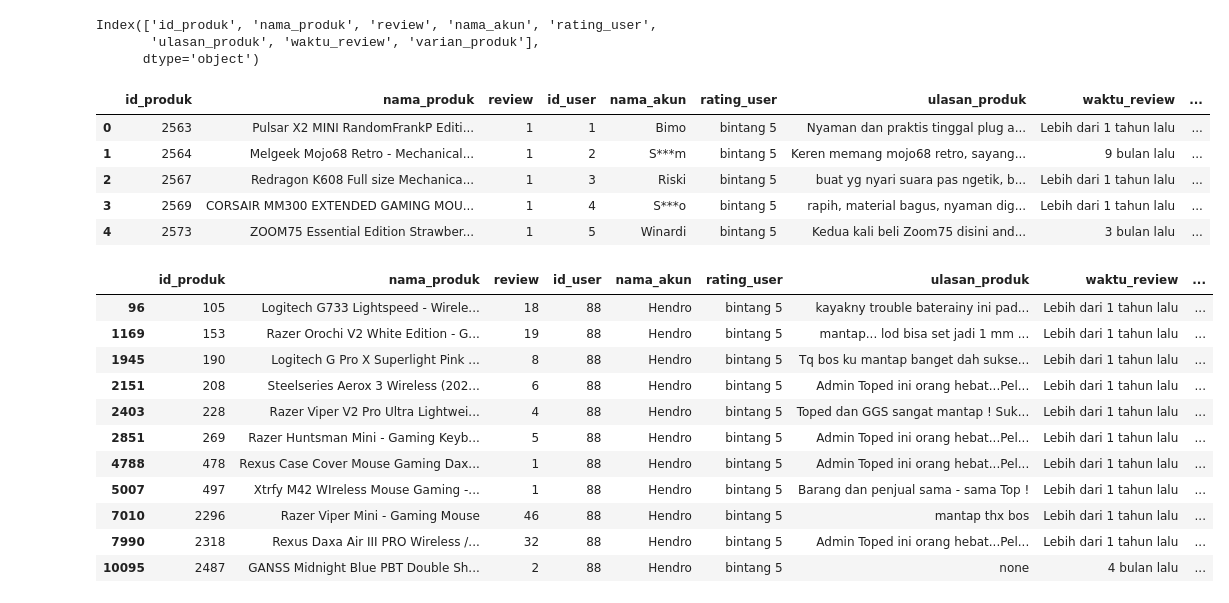
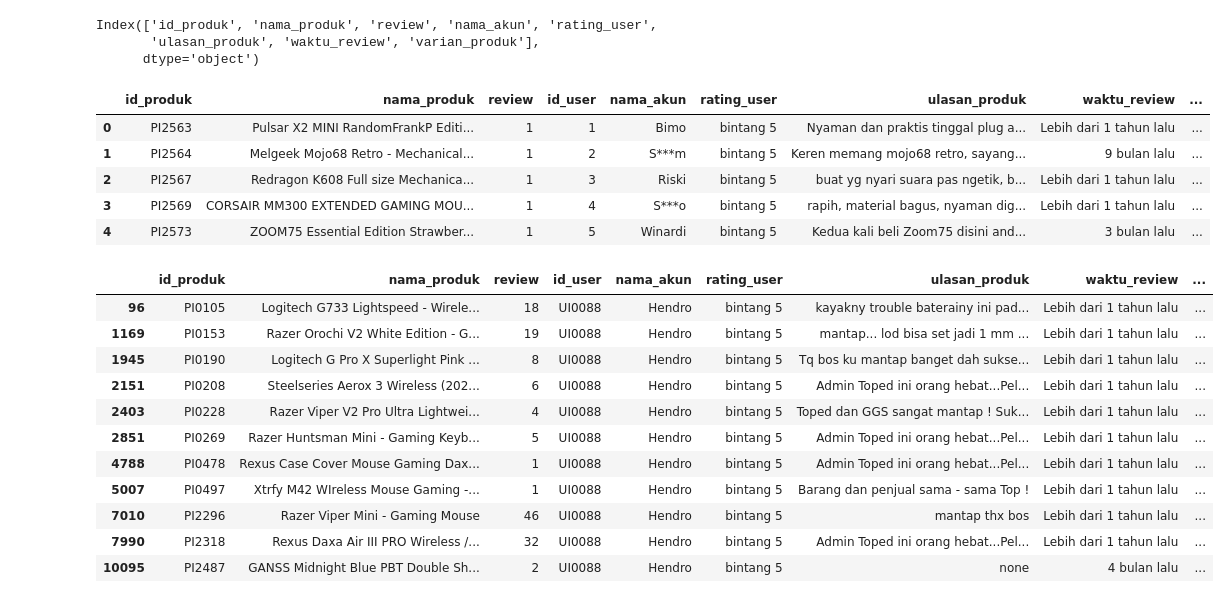
Before and after one commit to picessakresna/GoodGamingShop-Recommendation-Website, a Jupyter notebook: final-project/data-collection-preprocessing/cleandata-review.ipynb, the cells around one changed output. Cells and saved outputs as stored; diff of their text form; code cells hidden in the pictures.

```diff
--- a/final-project/data-collection-preprocessing/cleandata-review.ipynb
+++ b/final-project/data-collection-preprocessing/cleandata-review.ipynb
@@ -1,7 +1,7 @@
 # %%
 import pandas as pd
 # %%
-df_awal = pd.read_csv('../product-scrap-data/data-ulasan-clean/data-ulasan-goodgamingstore.csv')
+df_awal = pd.read_csv('../data-collection-preprocessing/data-ulasan-clean/merge-data-ulasan-goodgamingstore.csv')
 # %%
 df = df_awal.copy()
 df.head()
@@ -66,7 +66,7 @@ df[df.duplicated()]
 # %%
 df = df.drop_duplicates()
 # %%
-df_produk = pd.read_csv('../product-scrap-data/data-produk/clean_product-goodgamingshop.csv')
+df_produk = pd.read_csv('../data-collection-preprocessing/data-produk/clean_product-goodgamingshop.csv')
 df_produk.head()
 # %% [output]
 |  | id_produk | nama_produk | kategori_produk | jumlah_terjual | harga_jual | harga_awal | diskon | deskripsi | ... |
@@ -115,26 +115,31 @@ df.insert(3, 'id_user', df['nama_akun'].map(user_id_mapping))
 df.head()
 # %% [output]
 |  | id_produk | nama_produk | review | id_user | nama_akun | rating_user | ulasan_produk | waktu_review | ... |
-| 0 | 2563 | Pulsar X2 MINI RandomFrankP Editi... | 1 | 1 | Bimo | bintang 5 | Nyaman dan praktis tinggal plug a... | Lebih dari 1 tahun lalu | ... |
-| 1 | 2564 | Melgeek Mojo68 Retro - Mechanical... | 1 | 2 | S***m | bintang 5 | Keren memang mojo68 retro, sayang... | 9 bulan lalu | ... |
-| 2 | 2567 | Redragon K608 Full size Mechanica... | 1 | 3 | Riski | bintang 5 | buat yg nyari suara pas ngetik, b... | Lebih dari 1 tahun lalu | ... |
-| 3 | 2569 | CORSAIR MM300 EXTENDED GAMING MOU... | 1 | 4 | S***o | bintang 5 | rapih, material bagus, nyaman dig... | Lebih dari 1 tahun lalu | ... |
-| 4 | 2573 | ZOOM75 Essential Edition Strawber... | 1 | 5 | Winardi | bintang 5 | Kedua kali beli Zoom75 disini and... | 3 bulan lalu | ... |
+| 0 | PI2563 | Pulsar X2 MINI RandomFrankP Editi... | 1 | 1 | Bimo | bintang 5 | Nyaman dan praktis tinggal plug a... | Lebih dari 1 tahun lalu | ... |
+| 1 | PI2564 | Melgeek Mojo68 Retro - Mechanical... | 1 | 2 | S***m | bintang 5 | Keren memang mojo68 retro, sayang... | 9 bulan lalu | ... |
+| 2 | PI2567 | Redragon K608 Full size Mechanica... | 1 | 3 | Riski | bintang 5 | buat yg nyari suara pas ngetik, b... | Lebih dari 1 tahun lalu | ... |
+| 3 | PI2569 | CORSAIR MM300 EXTENDED GAMING MOU... | 1 | 4 | S***o | bintang 5 | rapih, material bagus, nyaman dig... | Lebih dari 1 tahun lalu | ... |
+| 4 | PI2573 | ZOOM75 Essential Edition Strawber... | 1 | 5 | Winardi | bintang 5 | Kedua kali beli Zoom75 disini and... | 3 bulan lalu | ... |
+# %%
+def transform_id_user(id):
+    return f'UI{id:04d}'
+
+df['id_user'] = df['id_user'].apply(transform_id_user)
 # %%
-df[df['id_user'] == 88]
+df[df['id_user'] == 'UI0088']
 # %% [output]
 |  | id_produk | nama_produk | review | id_user | nama_akun | rating_user | ulasan_produk | waktu_review | ... |
-| 96 | 105 | Logitech G733 Lightspeed - Wirele... | 18 | 88 | Hendro | bintang 5 | kayakny trouble baterainy ini pad... | Lebih dari 1 tahun lalu | ... |
-| 1169 | 153 | Razer Orochi V2 White Edition - G... | 19 | 88 | Hendro | bintang 5 | mantap... lod bisa set jadi 1 mm ... | Lebih dari 1 tahun lalu | ... |
-| 1945 | 190 | Logitech G Pro X Superlight Pink ... | 8 | 88 | Hendro | bintang 5 | Tq bos ku mantap banget dah sukse... | Lebih dari 1 tahun lalu | ... |
-| 2151 | 208 | Steelseries Aerox 3 Wireless (202... | 6 | 88 | Hendro | bintang 5 | Admin Toped ini orang hebat...Pel... | Lebih dari 1 tahun lalu | ... |
-| 2403 | 228 | Razer Viper V2 Pro Ultra Lightwei... | 4 | 88 | Hendro | bintang 5 | Toped dan GGS sangat mantap ! Suk... | Lebih dari 1 tahun lalu | ... |
-| 2851 | 269 | Razer Huntsman Mini - Gaming Keyb... | 5 | 88 | Hendro | bintang 5 | Admin Toped ini orang hebat...Pel... | Lebih dari 1 tahun lalu | ... |
-| 4788 | 478 | Rexus Case Cover Mouse Gaming Dax... | 1 | 88 | Hendro | bintang 5 | Admin Toped ini orang hebat...Pel... | Lebih dari 1 tahun lalu | ... |
-| 5007 | 497 | Xtrfy M42 WIreless Mouse Gaming -... | 1 | 88 | Hendro | bintang 5 | Barang dan penjual sama - sama Top ! | Lebih dari 1 tahun lalu | ... |
-| 7010 | 2296 | Razer Viper Mini - Gaming Mouse | 46 | 88 | Hendro | bintang 5 | mantap thx bos | Lebih dari 1 tahun lalu | ... |
-| 7990 | 2318 | Rexus Daxa Air III PRO Wireless /... | 32 | 88 | Hendro | bintang 5 | Admin Toped ini orang hebat...Pel... | Lebih dari 1 tahun lalu | ... |
-| 10095 | 2487 | GANSS Midnight Blue PBT Double Sh... | 2 | 88 | Hendro | bintang 5 | none | 4 bulan lalu | ... |
+| 96 | PI0105 | Logitech G733 Lightspeed - Wirele... | 18 | UI0088 | Hendro | bintang 5 | kayakny trouble baterainy ini pad... | Lebih dari 1 tahun lalu | ... |
+| 1169 | PI0153 | Razer Orochi V2 White Edition - G... | 19 | UI0088 | Hendro | bintang 5 | mantap... lod bisa set jadi 1 mm ... | Lebih dari 1 tahun lalu | ... |
+| 1945 | PI0190 | Logitech G Pro X Superlight Pink ... | 8 | UI0088 | Hendro | bintang 5 | Tq bos ku mantap banget dah sukse... | Lebih dari 1 tahun lalu | ... |
+| 2151 | PI0208 | Steelseries Aerox 3 Wireless (202... | 6 | UI0088 | Hendro | bintang 5 | Admin Toped ini orang hebat...Pel... | Lebih dari 1 tahun lalu | ... |
+| 2403 | PI0228 | Razer Viper V2 Pro Ultra Lightwei... | 4 | UI0088 | Hendro | bintang 5 | Toped dan GGS sangat mantap ! Suk... | Lebih dari 1 tahun lalu | ... |
+| 2851 | PI0269 | Razer Huntsman Mini - Gaming Keyb... | 5 | UI0088 | Hendro | bintang 5 | Admin Toped ini orang hebat...Pel... | Lebih dari 1 tahun lalu | ... |
+| 4788 | PI0478 | Rexus Case Cover Mouse Gaming Dax... | 1 | UI0088 | Hendro | bintang 5 | Admin Toped ini orang hebat...Pel... | Lebih dari 1 tahun lalu | ... |
+| 5007 | PI0497 | Xtrfy M42 WIreless Mouse Gaming -... | 1 | UI0088 | Hendro | bintang 5 | Barang dan penjual sama - sama Top ! | Lebih dari 1 tahun lalu | ... |
+| 7010 | PI2296 | Razer Viper Mini - Gaming Mouse | 46 | UI0088 | Hendro | bintang 5 | mantap thx bos | Lebih dari 1 tahun lalu | ... |
+| 7990 | PI2318 | Rexus Daxa Air III PRO Wireless /... | 32 | UI0088 | Hendro | bintang 5 | Admin Toped ini orang hebat...Pel... | Lebih dari 1 tahun lalu | ... |
+| 10095 | PI2487 | GANSS Midnight Blue PBT Double Sh... | 2 | UI0088 | Hendro | bintang 5 | none | 4 bulan lalu | ... |
 # %%
 # Langkah 1: Temukan nama akun yang sama
 duplicate_accounts = df[df.duplicated(subset=['id_user'], keep=False)]
```
Also changed, not shown: parts of 6 cells of this notebook, 7 other files.
